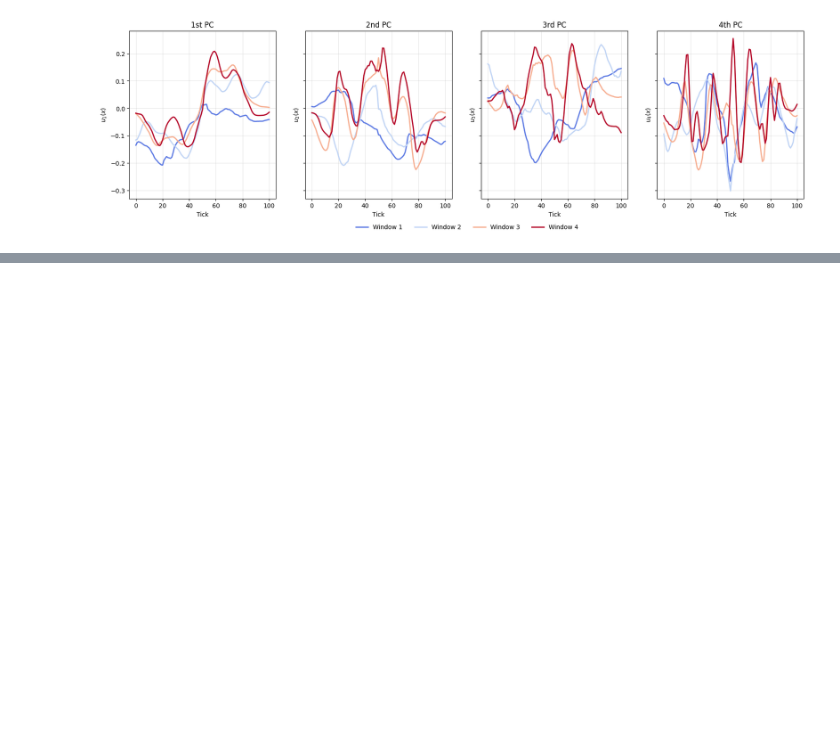
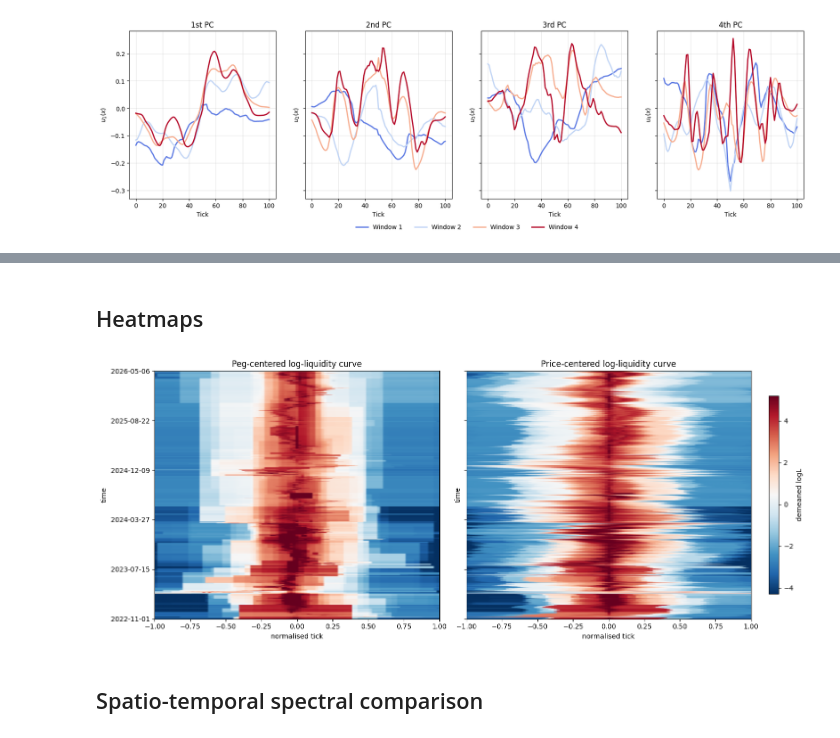
Before and after one commit to QuantLet/onchain-insights, a Jupyter notebook: 5. Functional PCA analysis of the liquidity curve/code.ipynb, the cells around one changed output, grey strips where cells are left out. Cells and saved outputs as stored; diff of their text form; code cells hidden in the pictures; blank space fills up the shorter version.

```diff
--- a/5. Functional PCA analysis of the liquidity curve/code.ipynb
+++ b/5. Functional PCA analysis of the liquidity curve/code.ipynb
@@ -312,0 +370,62 @@ plt.savefig('./4PCs_pricecentered.png', dpi = 300, transparent = True, bbox_inch
+# %% [markdown]
+## Heatmaps
+# %%
+def plot_liquidity_heatmap(M, ax, title, demean_each_hour=True, robust=True):
+    x = M.columns.astype(float).values
+    t = M.index
+    Z = M.values.astype(float)
+
+    if demean_each_hour:
+        Z = Z - np.nanmean(Z, axis=1, keepdims=True)
+
+    if robust:
+        vmin, vmax = np.nanpercentile(Z, [2, 98])
+    else:
+        vmin, vmax = np.nanmin(Z), np.nanmax(Z)
+
+    im = ax.imshow(
+        Z,
+        aspect="auto",
+        origin="lower",
+        extent=[x.min(), x.max(), 0, len(t) - 1],
+        cmap="RdBu_r",
+        vmin=vmin,
+        vmax=vmax,
+    )
+
+    ax.set_title(title)
+    ax.set_xlabel("normalised tick")
+    ax.set_ylabel("time")
+
+    # Show a few date labels
+    n_ticks = 6
+    locs = np.linspace(0, len(t) - 1, n_ticks).astype(int)
+    ax.set_yticks(locs)
+    ax.set_yticklabels([str(t[i].date()) for i in locs])
+
+    return im
+
+
+fig, axes = plt.subplots(1, 2, figsize=(15, 6), gridspec_kw= {"width_ratios": [0.8, 1]}, sharey=True)
+
+im0 = plot_liquidity_heatmap(
+    M_peg,
+    axes[0],
+    "Peg-centered log-liquidity curve",
+    demean_each_hour=True,
+)
+
+im1 = plot_liquidity_heatmap(
+    M_price,
+    axes[1],
+    "Price-centered log-liquidity curve",
+    demean_each_hour=True,
+)
+
+fig.colorbar(im1, ax=axes[1], shrink=0.8, label="demeaned logL")
+plt.tight_layout()
+plt.savefig('log_liquidity_heatmaps.png', dpi=300, transparent = True, bbox_inches = 'tight')
+# %% [output]
+[figure, added]
+# %% [markdown]
+## Spatio-temporal spectral comparison
```
Also changed, not shown: parts of 16 cells of this notebook, 10 other files.
